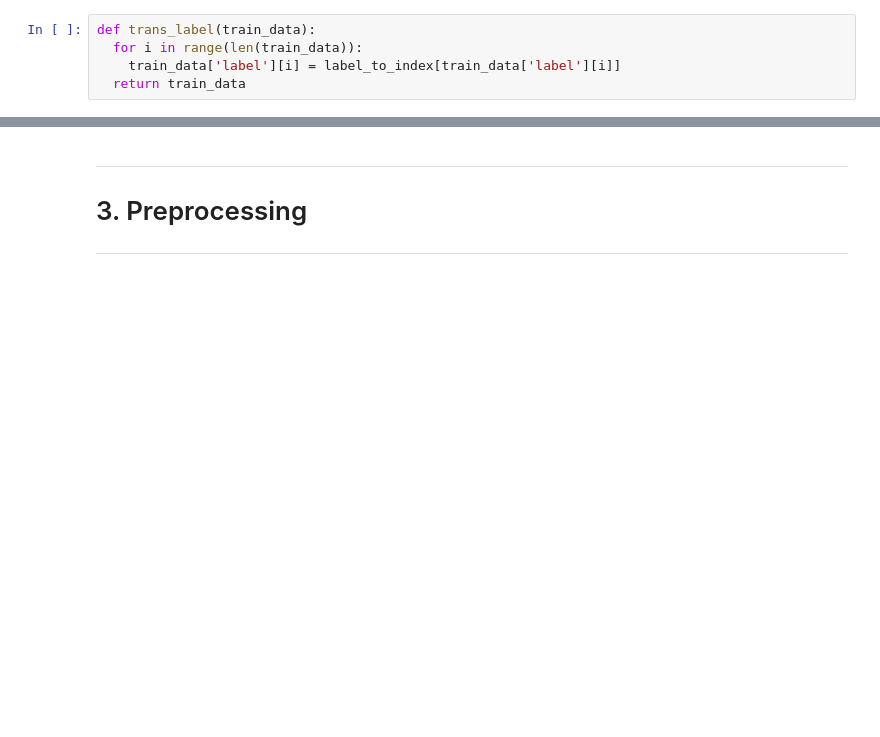
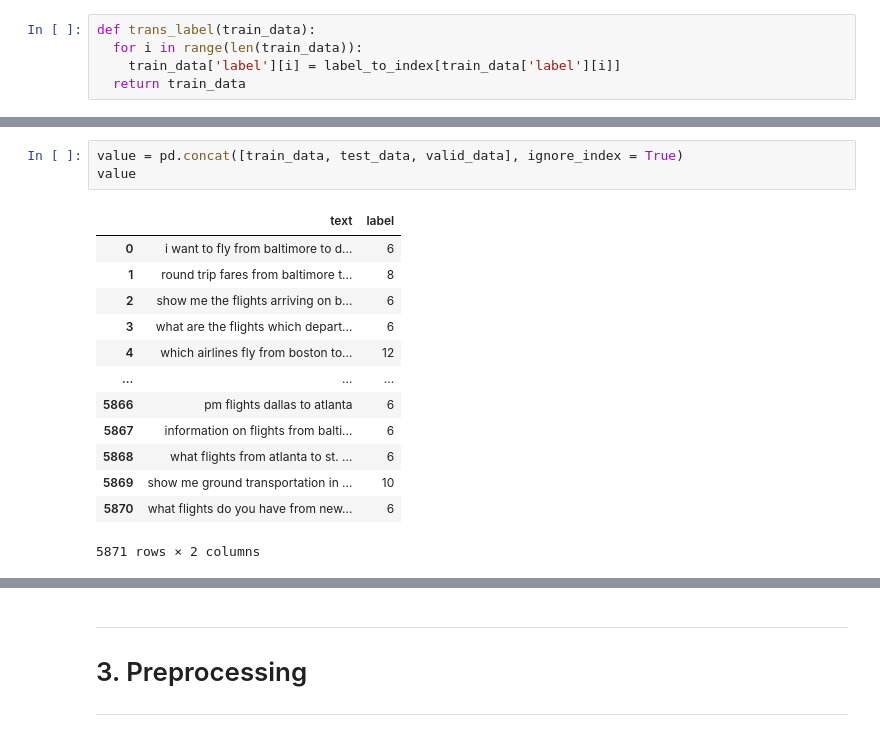
Before and after one commit to chorokdong/Study_everything, a Jupyter notebook: Few-Shot/Prototype_Network_NLP.ipynb, the cells around one changed output, grey strips where cells are left out. Drawn from its saved outputs; the diff is of its cells as text; blank space fills up the shorter version.

```diff
--- a/Few-Shot/Prototype_Network_NLP.ipynb
+++ b/Few-Shot/Prototype_Network_NLP.ipynb
@@ -195 +193,18 @@ trans_label(test_data)
 893 rows × 2 columns
+# %%
+value = pd.concat([train_data, test_data, valid_data], ignore_index = True)
+value
+# %% [output]
+|  | text | label |
+| 0 | i want to fly from baltimore to d... | 6 |
+| 1 | round trip fares from baltimore t... | 8 |
+| 2 | show me the flights arriving on b... | 6 |
+| 3 | what are the flights which depart... | 6 |
+| 4 | which airlines fly from boston to... | 12 |
+| ... | ... | ... |
+| 5866 | pm flights dallas to atlanta | 6 |
+| 5867 | information on flights from balti... | 6 |
+| 5868 | what flights from atlanta to st. ... | 6 |
+| 5869 | show me ground transportation in ... | 10 |
+| 5870 | what flights do you have from new... | 6 |
+5871 rows × 2 columns
```
Also changed, not shown: parts of 27 cells of this notebook.
